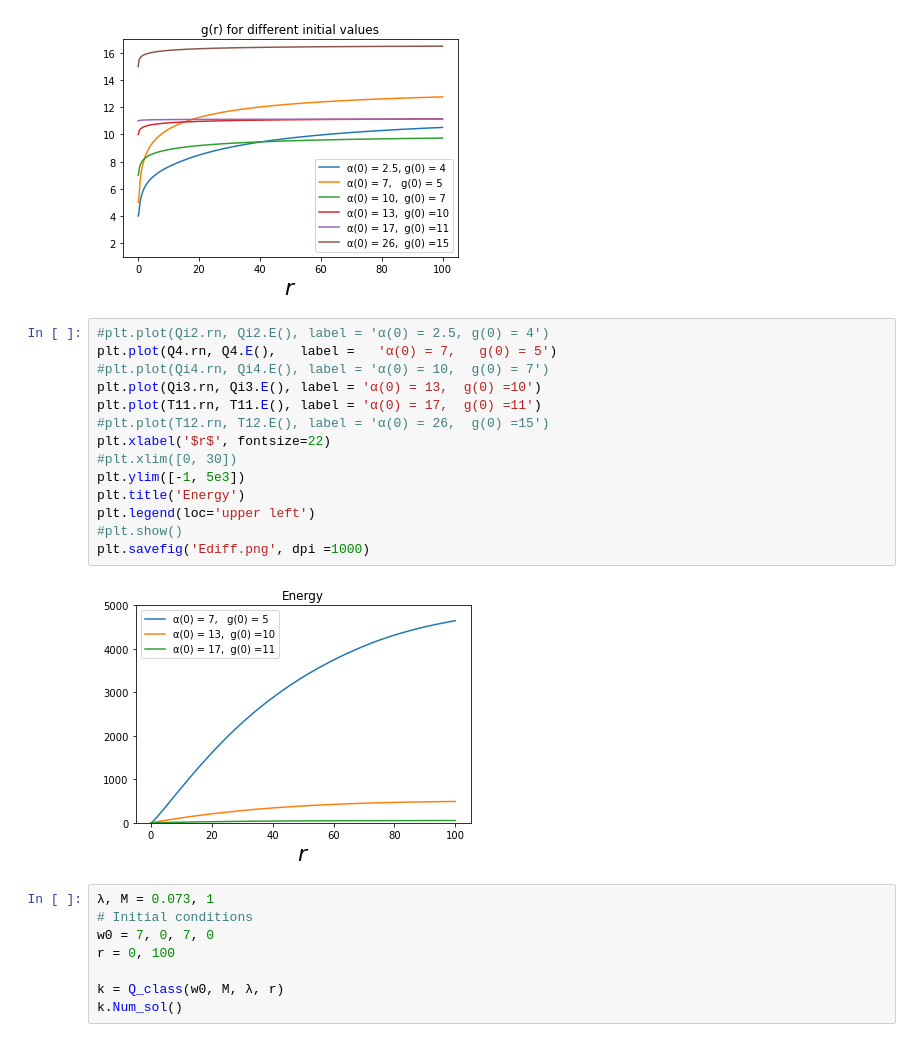
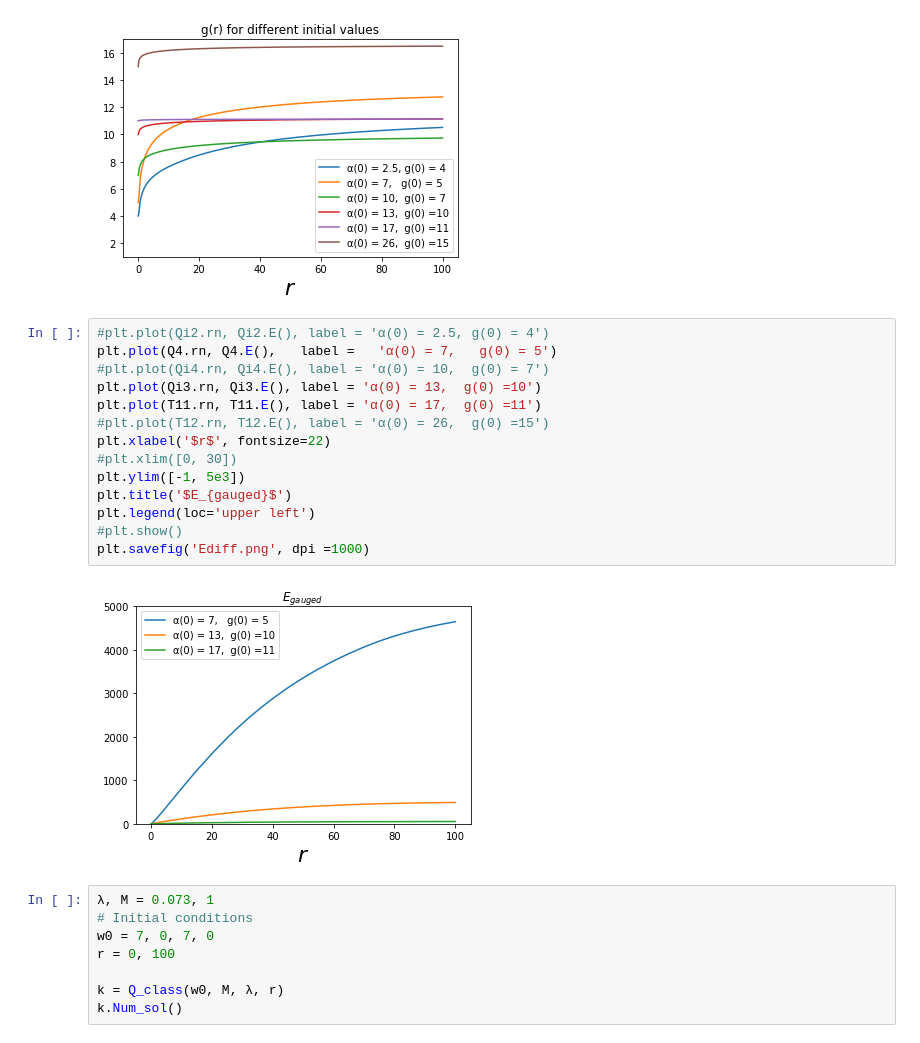
Before and after one commit to SumeetChougule/Skyrme-Q-balls, a Jupyter notebook: notebooks/Num_sol.ipynb, the cells around one changed output. Drawn from its saved outputs; the diff is of its cells as text.

```diff
--- a/notebooks/Num_sol.ipynb
+++ b/notebooks/Num_sol.ipynb
@@ -283,19 +291,19 @@ plt.savefig('g_init.png', dpi =1000)
 # %%
 #plt.plot(Qi2.rn, Qi2.E(), label = 'α(0) = 2.5, g(0) = 4')
 plt.plot(Q4.rn, Q4.E(),   label =   'α(0) = 7,   g(0) = 5')
 #plt.plot(Qi4.rn, Qi4.E(), label = 'α(0) = 10,  g(0) = 7')
 plt.plot(Qi3.rn, Qi3.E(), label = 'α(0) = 13,  g(0) =10')
 plt.plot(T11.rn, T11.E(), label = 'α(0) = 17,  g(0) =11')
 #plt.plot(T12.rn, T12.E(), label = 'α(0) = 26,  g(0) =15')
 plt.xlabel('$r$', fontsize=22)
 #plt.xlim([0, 30])
 plt.ylim([-1, 5e3])
-plt.title('Energy')
+plt.title('$E_{gauged}$')
 plt.legend(loc='upper left')
 #plt.show()
 plt.savefig('Ediff.png', dpi =1000)
 # %% [output]
-[figure, old version]
+[figure, new version]
 # %%
 λ, M = 0.073, 1
 # Initial conditions
```
Also changed, not shown: parts of 9 cells of this notebook, 1 other file.
